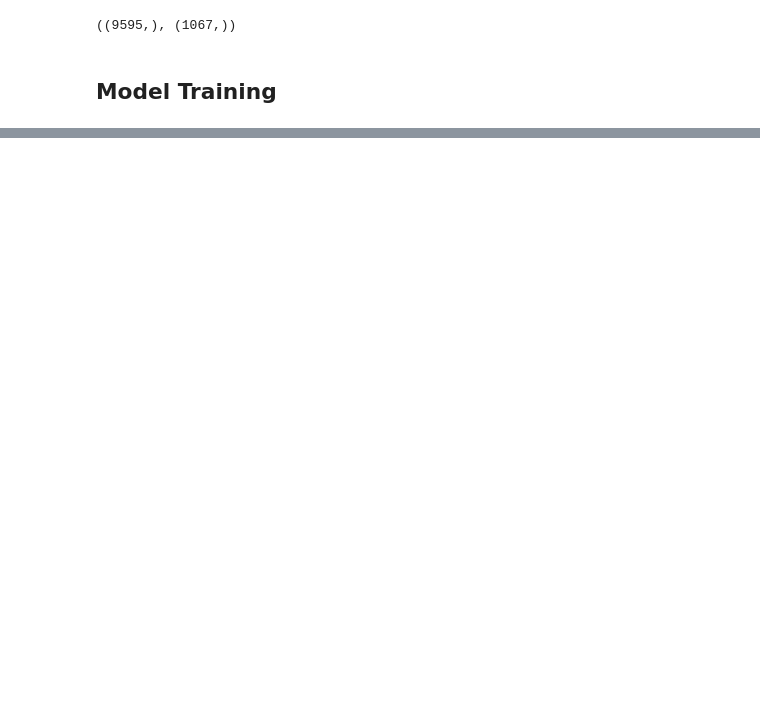
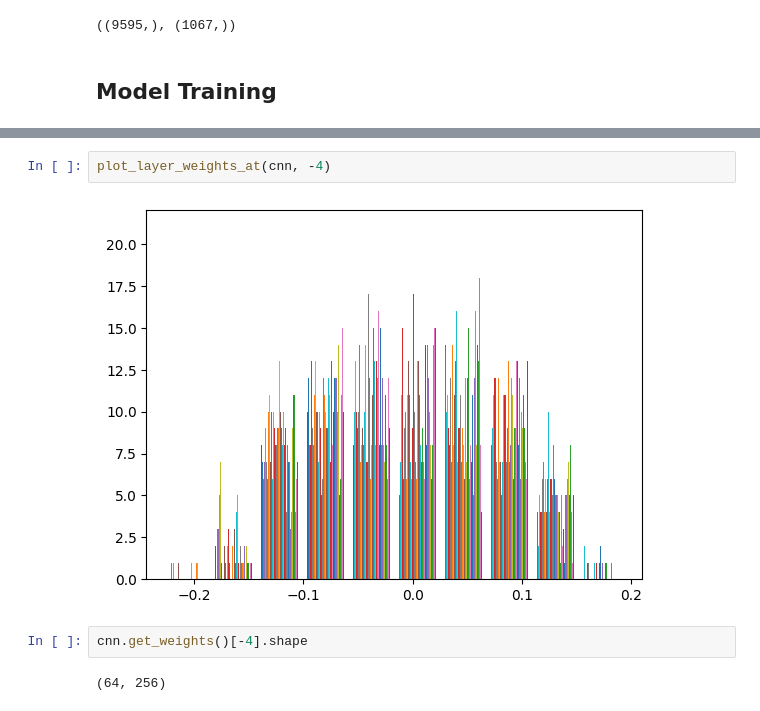
Before and after one commit to joelpoliveira/CNN-Sentiment-Polarity-Prediction, a Jupyter notebook: Projeto/main_v1.ipynb, the cells around one changed output, grey strips where cells are left out. Drawn from its saved outputs; the diff is of its cells as text; blank space fills up the shorter version.

```diff
--- a/Projeto/main_v1.ipynb
+++ b/Projeto/main_v1.ipynb
@@ -237,0 +337,8 @@ array([  8389,  33672,  25008, 148740, 179654,  46797, 106940,  31426,
+# %%
+plot_layer_weights_at(cnn, -4)
+# %% [output]
+[figure, added]
+# %%
+cnn.get_weights()[-4].shape
+# %% [output]
+(64, 256)
```
Also changed, not shown: parts of 70 cells of this notebook.
